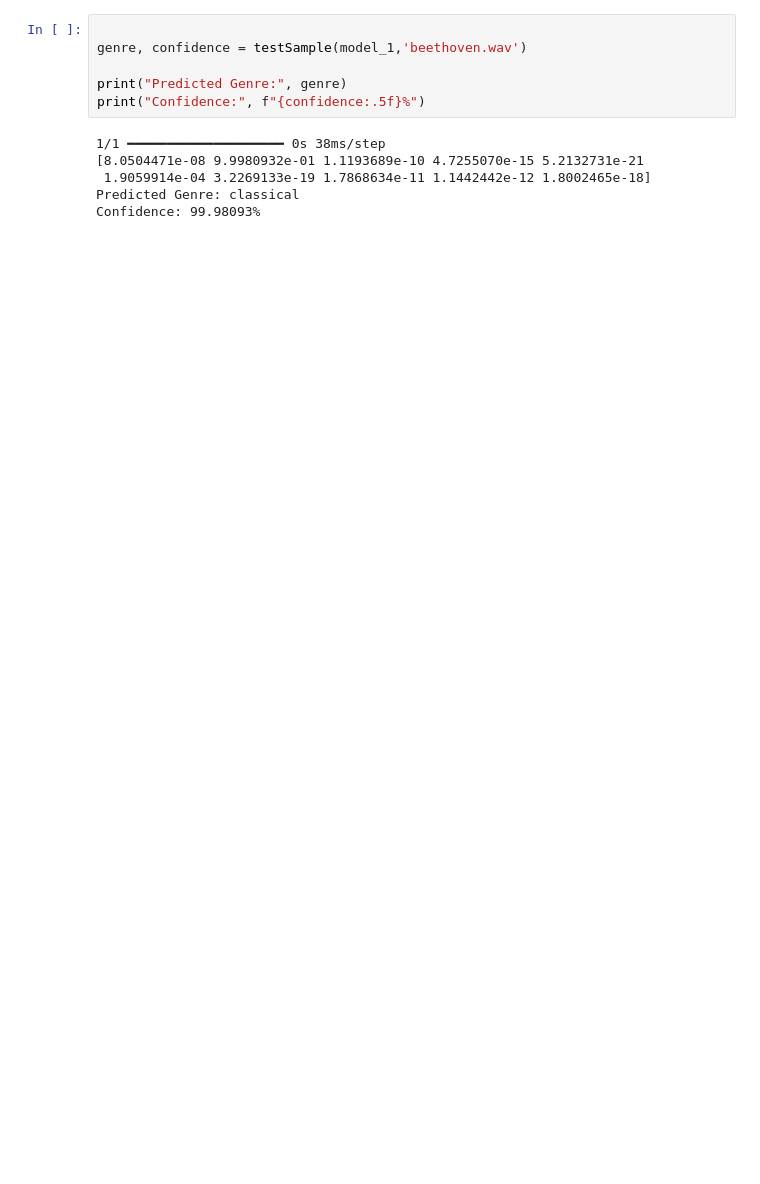
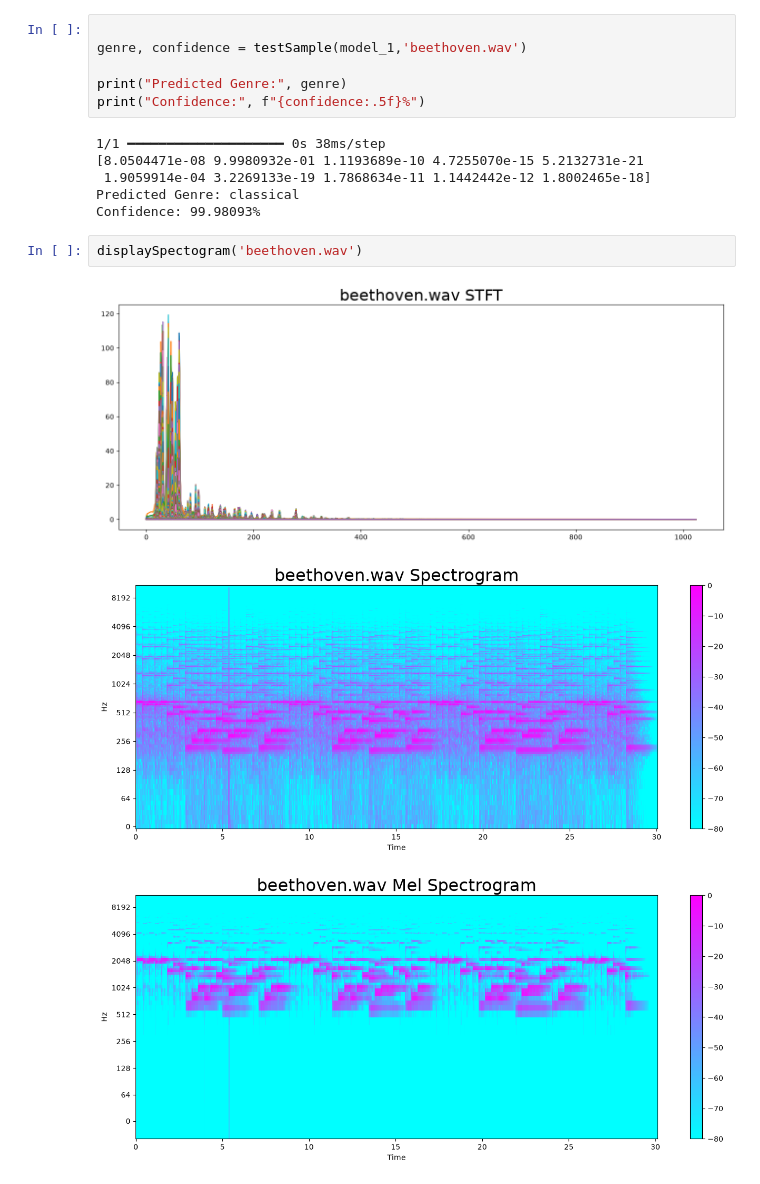
Before and after one commit to diego-nst/BongcayaoTanalgo_ISCS30.63, a Jupyter notebook: project-ver2.ipynb, the cells around one changed output. Saved outputs shown, nothing was run; the diff lists cells and outputs as text; blank space fills up the shorter version.

Commit message:
display pictures of input file

```diff
--- a/project-ver2.ipynb
+++ b/project-ver2.ipynb
@@ -1045,3 +1135,9 @@ print("Confidence:", f"{confidence:.5f}%")
  1.9059914e-04 3.2269133e-19 1.7868634e-11 1.1442442e-12 1.8002465e-18]
 Predicted Genre: classical
 Confidence: 99.98093%
+# %%
+displaySpectogram('beethoven.wav')
+# %% [output]
+[figure, added]
+[figure, added]
+[figure, added]
```
Also changed, not shown: parts of 2 cells of this notebook.
